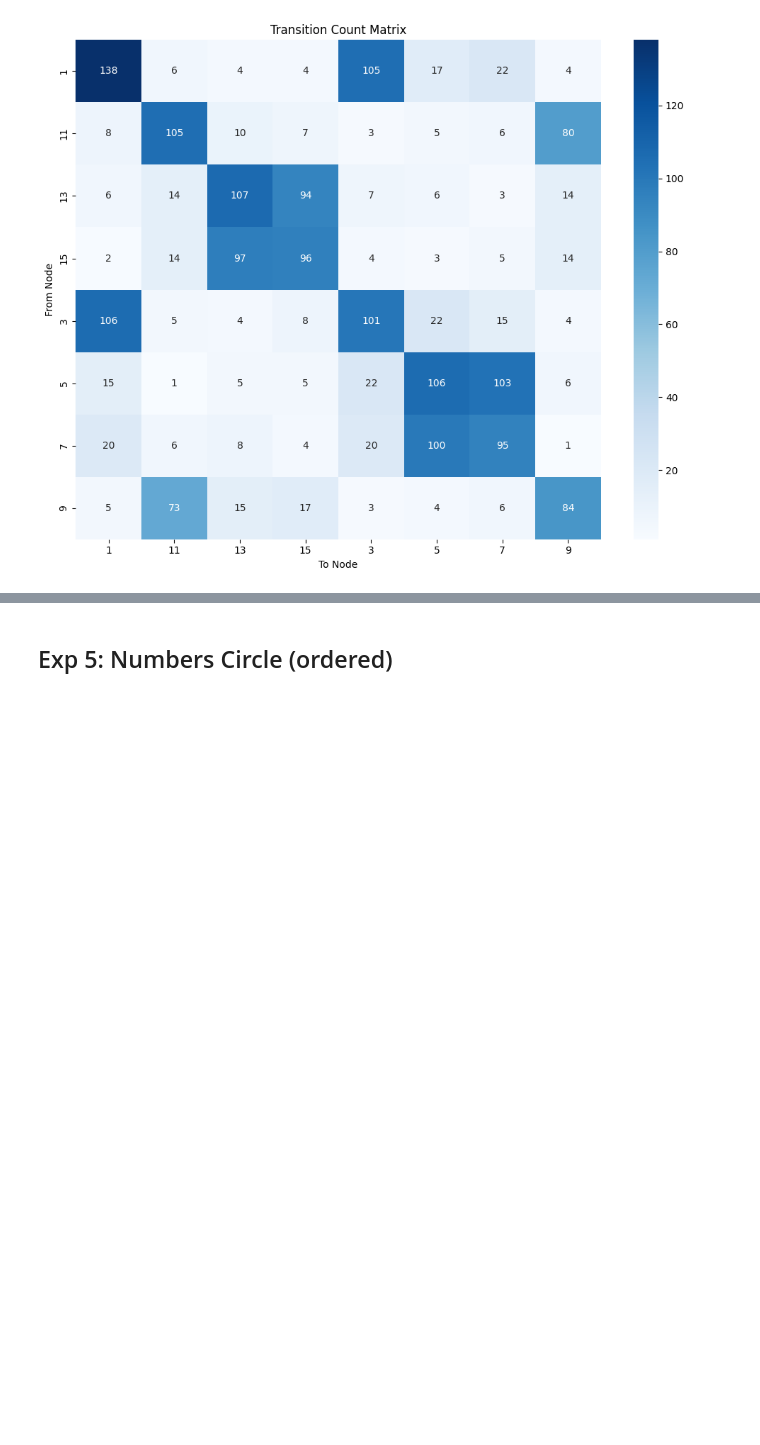
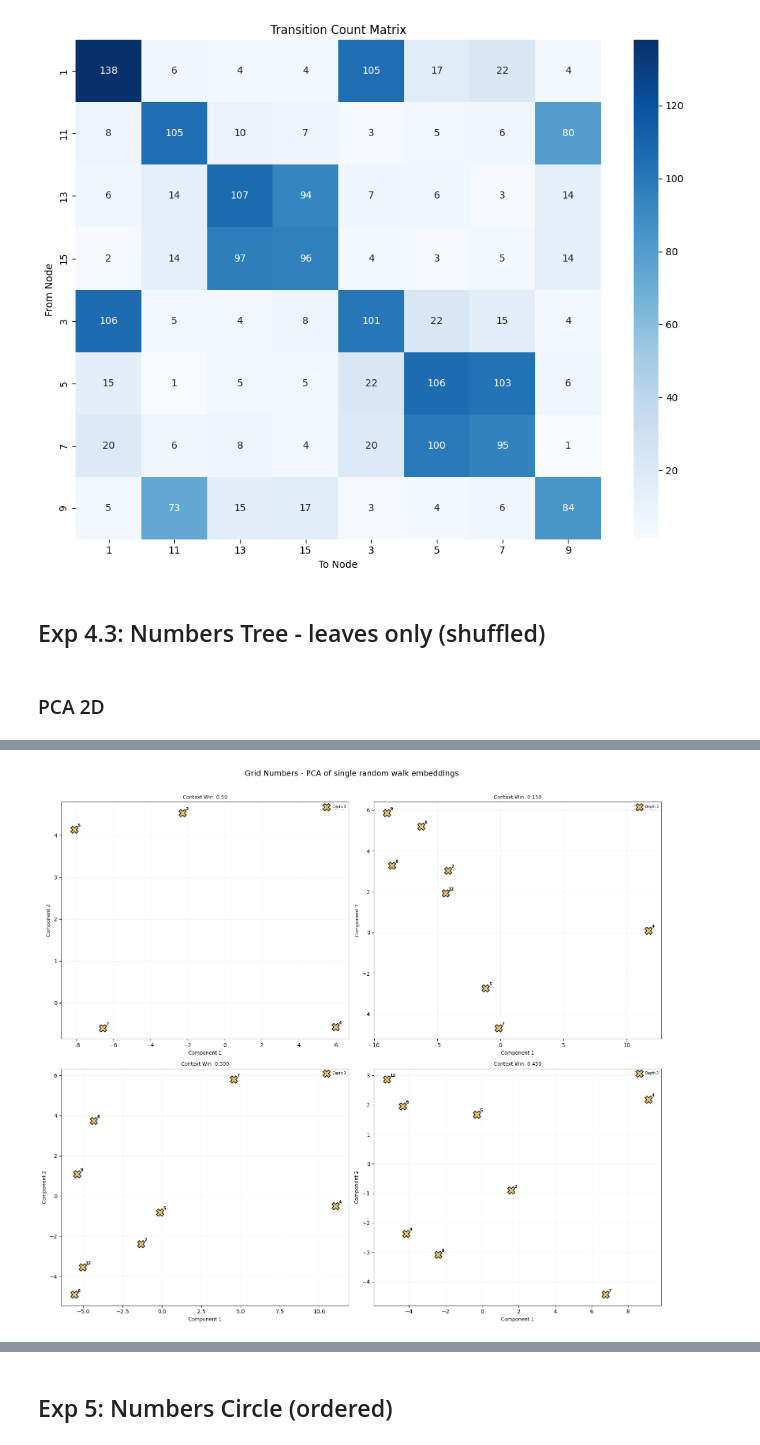
Before and after one commit to Project-Hindenburg/hico, a Jupyter notebook: notebooks/plot_trees.ipynb, the cells around one changed output, grey strips where cells are left out. Drawn from its saved outputs; the diff is of its cells as text; code cells hidden in the pictures; blank space fills up the shorter version.

```diff
--- a/notebooks/plot_trees.ipynb
+++ b/notebooks/plot_trees.ipynb
@@ -532,3 +553,38 @@ _,_,_ = process_rw_file(
 # %% [output]
 Processing line with 2000 words, using indices [0:2000]
 [figure]
+# %% [markdown]
+## Exp 4.3: Numbers Tree - leaves only (shuffled)
+# %%
+EMB_DIR     = Path("../embeddings/numbers/only_leaves_shuffled_tree")
+VOCAB_PATH  = Path("../data/number_ids.txt")
+STRUCT_PATH = Path("../data/one_random_walk/only_leaves_shuffled_tree/tree_structure.txt")
+
+hp_tree = Plotter(
+    VOCAB_PATH,
+    STRUCT_PATH,
+    EMB_DIR)
+# %% [markdown]
+### PCA 2D
+# %%
+fig, axes = plt.subplots(2, 2, figsize=(16, 14))
+ctx = 2000
+CTX_LENS = [50,150, 300, 450]
+
+
+for ax, win_len in zip(axes.flat, CTX_LENS):
+    pt_path = EMB_DIR / f"reprs_tree_only_leaves_shuffled_one_rw_{ctx}_line000000_layer31.pt"
+    ids_np, emb_np = load_embeddings_pt(pt_path)
+
+    filtered_ids, filtered_embs = _window_and_filter(ids_np, emb_np, hp_tree.id_to_word,
+                                                     k=100, t_start=0, t_end=win_len)
+    pca = PCA(n_components=2)
+    pca_result = pca.fit_transform(filtered_embs)
+
+    hp_tree.plot_reduced_emb(ax, pca_result, filtered_ids, title=f"Context Win: 0:{win_len}", only_centroid=True)
+
+fig.suptitle("Grid Numbers - PCA of single random walk embeddings",
+             fontsize=14, y=1.01)
+fig.tight_layout()
+plt.show()
+# %% [output]
@@ -534,0 +608 @@ Processing line with 2000 words, using indices [0:2000]
+[figure, added]
```
Also changed, not shown: parts of 12 cells of this notebook, 3 other files.
